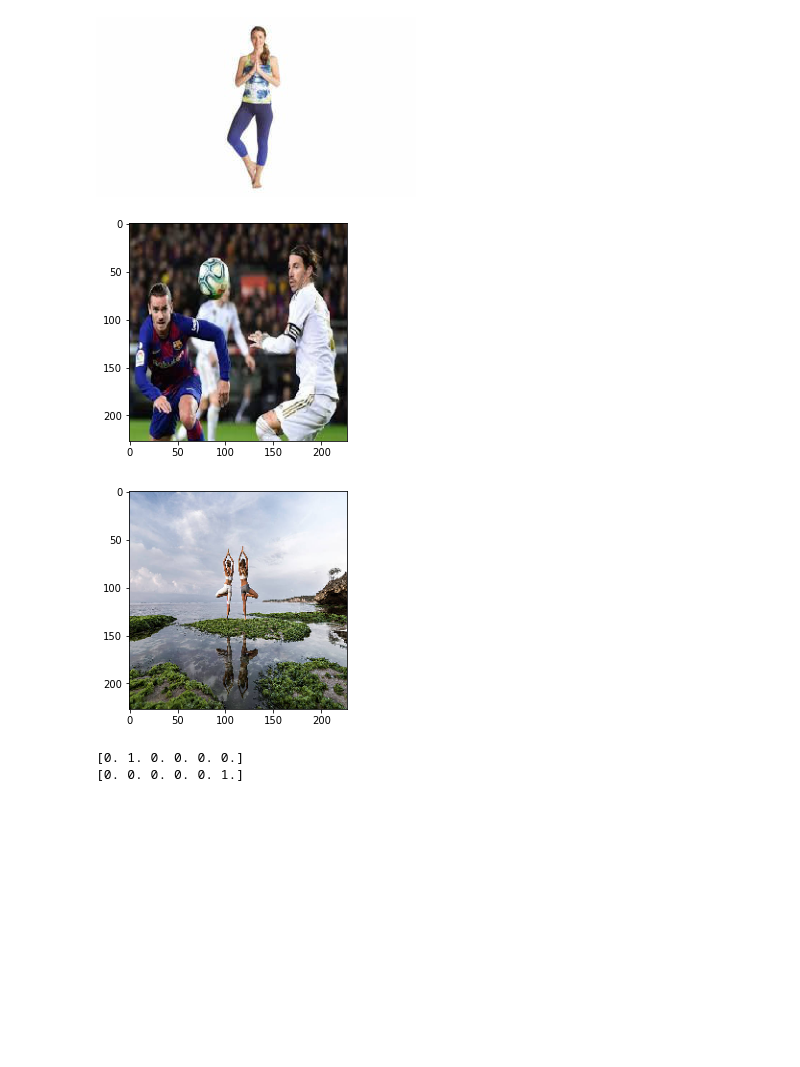
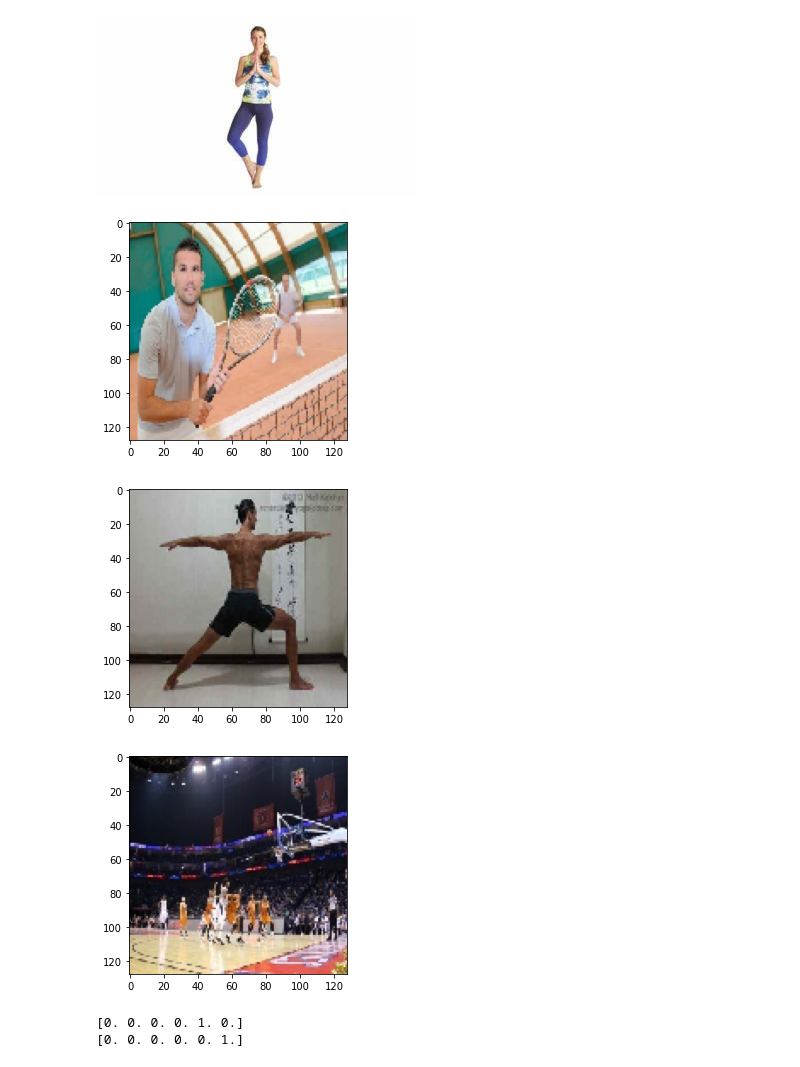
Before and after one commit to AKSYOA/NN-Sports-Image-Classification, a Jupyter notebook: Notebooks/augmentation_alexnet.ipynb, the cells around one changed output. Drawn from its saved outputs; the diff is of its cells as text; code cells hidden in the pictures; blank space fills up the shorter version.

```diff
--- a/Notebooks/augmentation_alexnet.ipynb
+++ b/Notebooks/augmentation_alexnet.ipynb
@@ -28,7 +30,7 @@ from random import shuffle
 train_data = []
 
 for i in os.listdir('/content/data/Train'):
-  img = tf.keras.preprocessing.image.load_img(os.path.join('/content/data/Train',i),target_size =(227,227,3))
+  img = tf.keras.preprocessing.image.load_img(os.path.join('/content/data/Train',i),target_size =(128,128,3))
   img = tf.keras.utils.img_to_array(img)
 
   augmented_image = data_augmentation(img)
@@ -38,6 +40,8 @@ for i in os.listdir('/content/data/Train'):
 
   train_data.append((img, image_label))
   train_data.append((augmented_image, image_label))
+
+
 
 
 shuffle(train_data)
@@ -65,15 +69,18 @@ train_images = np.array(train_images)
 # %%
 import matplotlib.pyplot as plt
 plt.imshow(train_images[9].astype('uint8'))
 plt.show()
 plt.imshow(train_images[8].astype('uint8'))
 plt.show()
+plt.imshow(train_images[11].astype('uint8'))
+plt.show()
 print(encoded_labels[9])
 print(encoded_labels[8])
 # %% [output]
-[figure, old version]
+[figure, new version]
-[figure, old version]
+[figure, new version]
+[figure, added]
-[0. 1. 0. 0. 0. 0.]
+[0. 0. 0. 0. 1. 0.]
 [0. 0. 0. 0. 0. 1.]
 # %%
 import os
```
Also changed, not shown: parts of 7 cells of this notebook.
